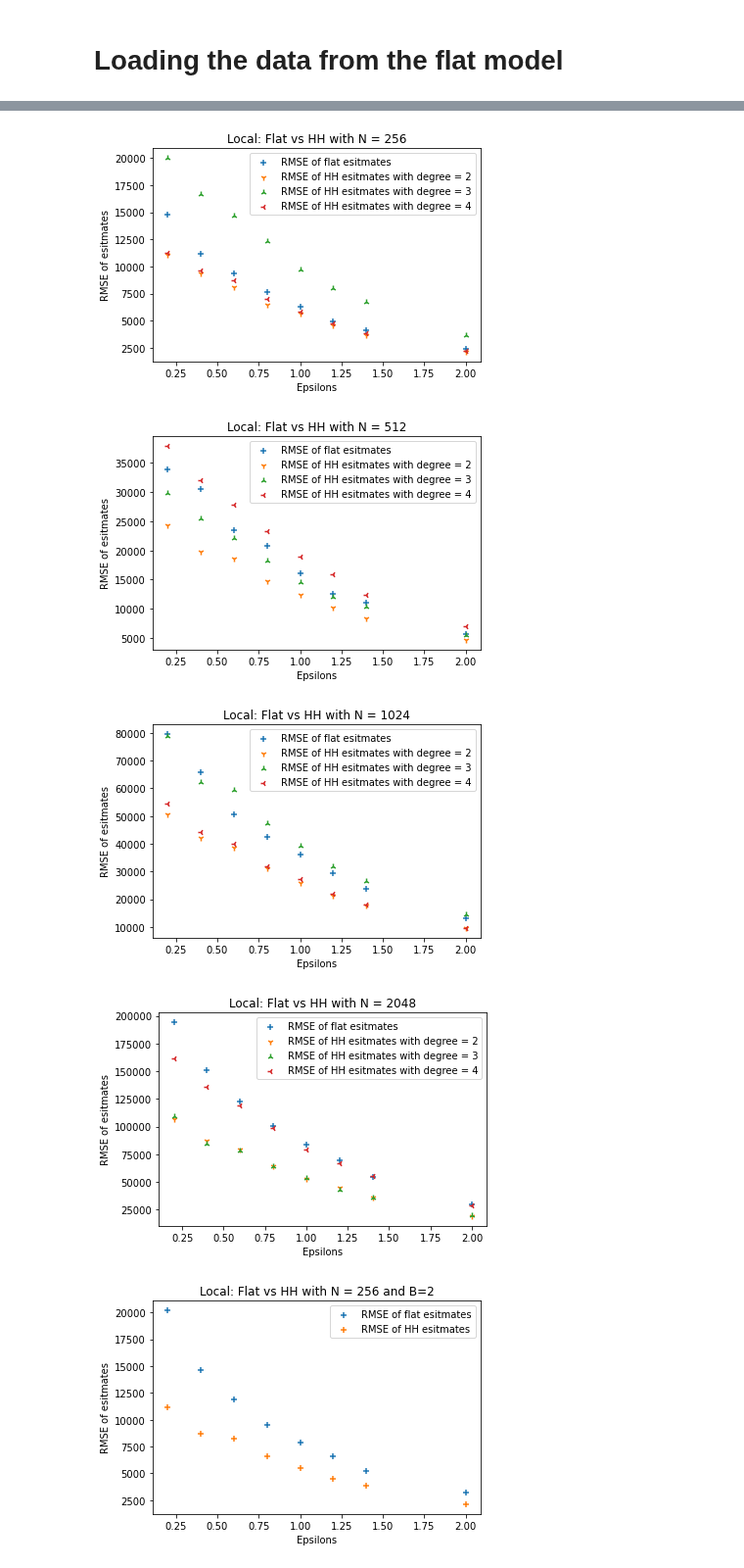
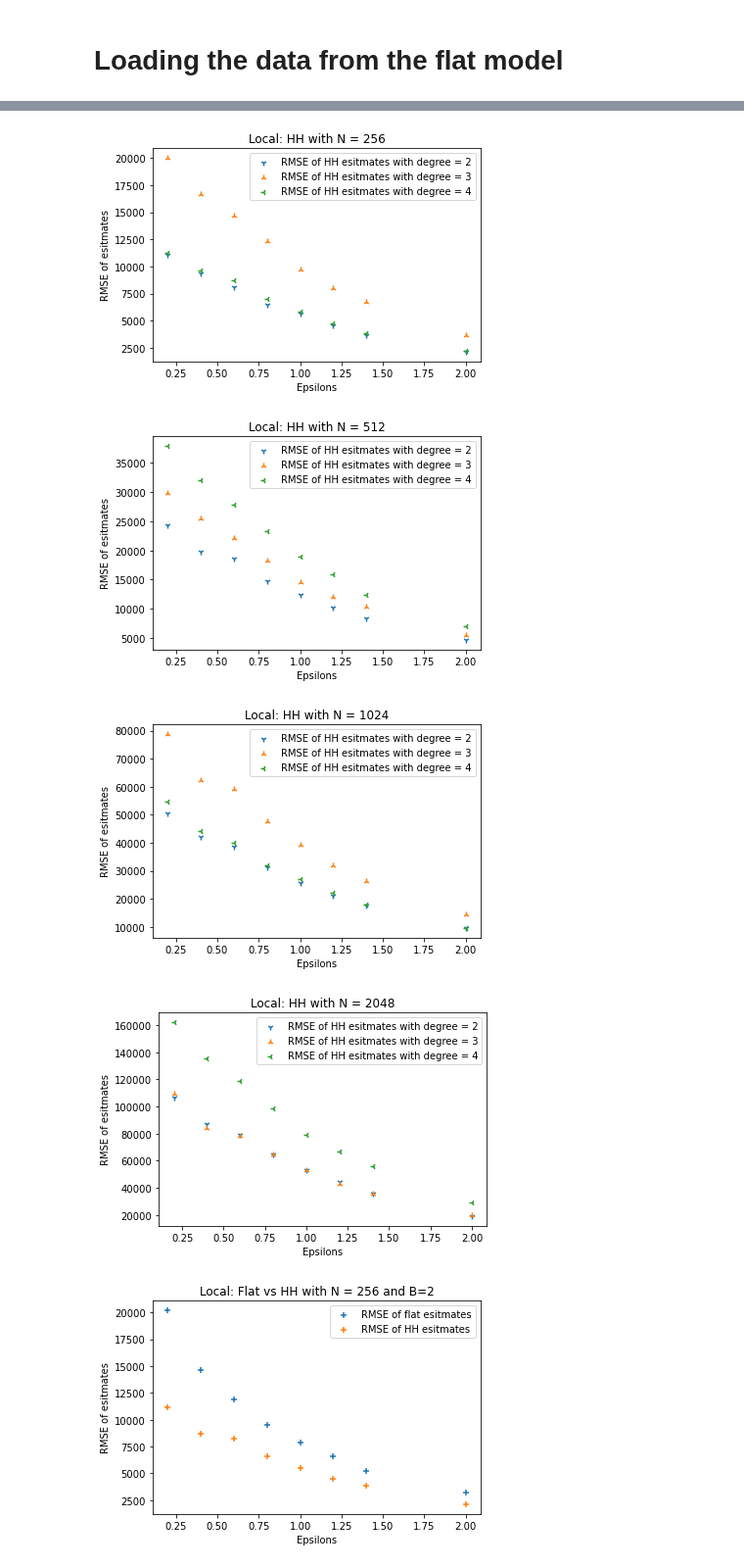
Before and after one commit to j-friis/Bachelors-Thesis, a Jupyter notebook: src/analysis_local_hh_vs_flat.ipynb, the cells around one changed output, grey strips where cells are left out. Shown at 98% size. Drawn from its saved outputs; the diff is of its cells as text; code cells hidden in the pictures.

```diff
--- a/src/analysis_local_hh_vs_flat.ipynb
+++ b/src/analysis_local_hh_vs_flat.ipynb
@@ -374,7 +374,7 @@ def flat_better_plots(epsilons, n, degrees, flat_error_dict, path):
                     rmse_degree4.append(rmse)
 
                 #plt.scatter(e, rmse, marker = 'o', label=f"RMSE of HH esitmates with degree = {degree} and \u03B5 = {e}")
-        plt.scatter(epsilons, rmse_flat, marker = '+', label=f"RMSE of flat esitmates")
+        #plt.scatter(epsilons, rmse_flat, marker = '+', label=f"RMSE of flat esitmates")
         plt.scatter(epsilons, rmse_degree2, marker = '1', label=f"RMSE of HH esitmates with degree = {2}")
         plt.scatter(epsilons, rmse_degree3, marker = '2', label=f"RMSE of HH esitmates with degree = {3}")
         plt.scatter(epsilons, rmse_degree4, marker = '3', label=f"RMSE of HH esitmates with degree = {4}")
@@ -384,11 +384,11 @@ def flat_better_plots(epsilons, n, degrees, flat_error_dict, path):
         plt.legend()
         plt.xlabel('Epsilons')
         plt.ylabel('RMSE of esitmates')
-        plt.title(f'Local: Flat vs HH with N = {N}')
-        plt_name = f'flat_beat_hh_N={N}'
+        plt.title(f'Local: HH with N = {N}')
+        plt_name = f'hh_N={N}'
         plt.savefig(owd + path + plt_name, bbox_inches='tight')
         plt.show()
 
-path = '/plots/local/flat_beat_hh/'
+path = '/plots/local/epsilon/'
 flat_better_plots(epsilons, n, degrees, flat_error_dict, path)
 # %% [output]
@@ -397,7 +397,7 @@ flat_better_plots(epsilons, n, degrees, flat_error_dict, path)
-[figure, old version]
+[figure, new version]
-[figure, old version]
+[figure, new version]
-[figure, old version]
+[figure, new version]
-[figure, old version]
+[figure, new version]
 # %%
 def hh_better_plots(epsilons, n, degrees, hh_error_dict, path):
     for N in n:
```
Also changed, not shown: parts of 1 cell of this notebook, 29 other files.
